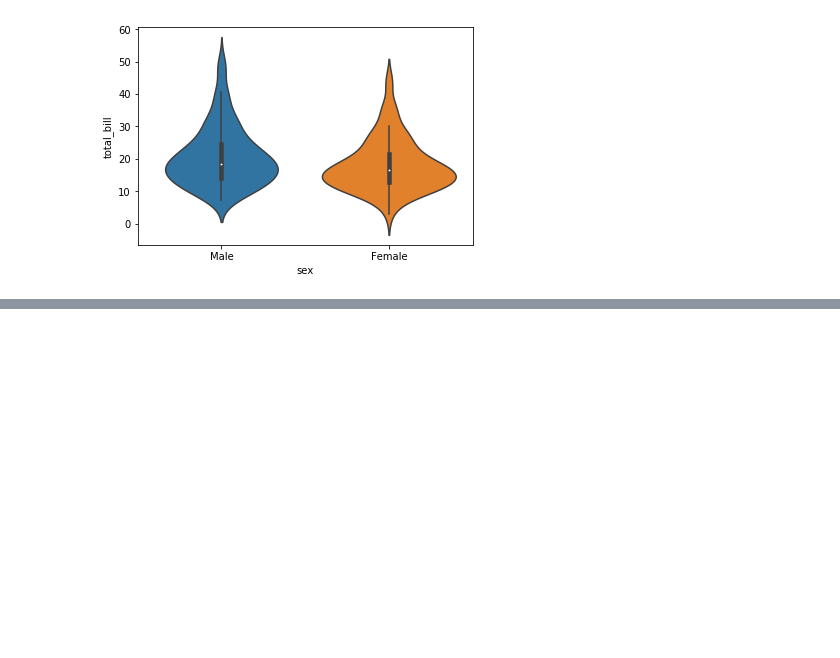
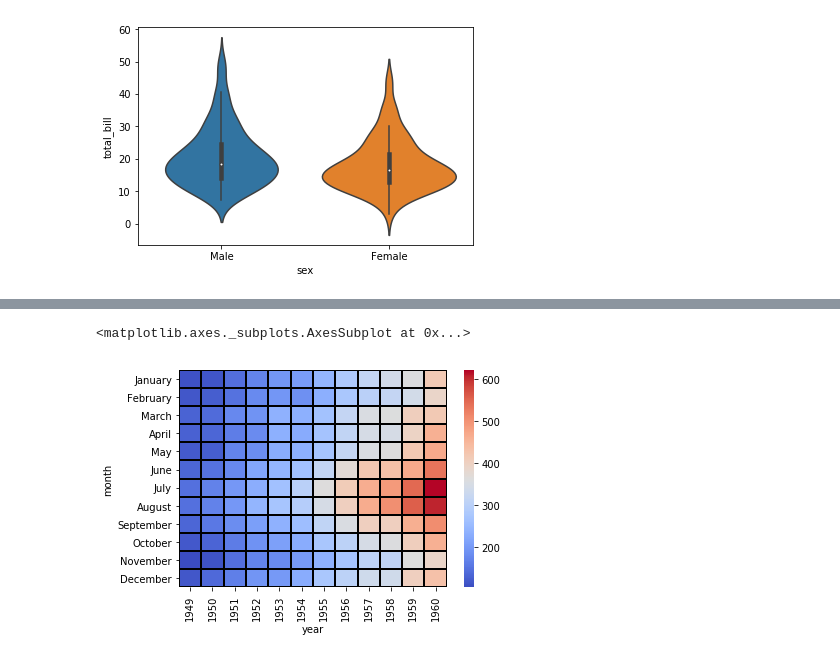
Before and after one commit to imsakshi/Data-Analytics----13-May-2020, a Jupyter notebook: Data visualization.ipynb, the cells around one changed output, grey strips where cells are left out. Drawn from its saved outputs; the diff is of its cells as text; code cells hidden in the pictures; blank space fills up the shorter version.

```diff
--- a/Data visualization.ipynb
+++ b/Data visualization.ipynb
@@ -201,0 +168,2 @@ sns.violinplot("sex" , "total_bill" , data = tips)
+# %%
+df1 = sns.load_dataset("flights")
@@ -201,0 +210,2 @@ sns.violinplot("sex" , "total_bill" , data = tips)
+# %%
+df2 = pd.pivot_table(values = "passengers" , index = "month" , columns = "year",data = df1)
@@ -201,0 +229,8 @@ sns.violinplot("sex" , "total_bill" , data = tips)
+# %%
+#import matplotlib.pyplot as plt
+#plt.figure(figsize=(20,20))
+
+sns.heatmap(df2,cmap="coolwarm",linecolor="black",linewidths=1)
+# %% [output]
+<matplotlib.axes._subplots.AxesSubplot at 0x...>
+[figure, added]
```
Also changed, not shown: parts of 32 cells of this notebook, 2 other files.
